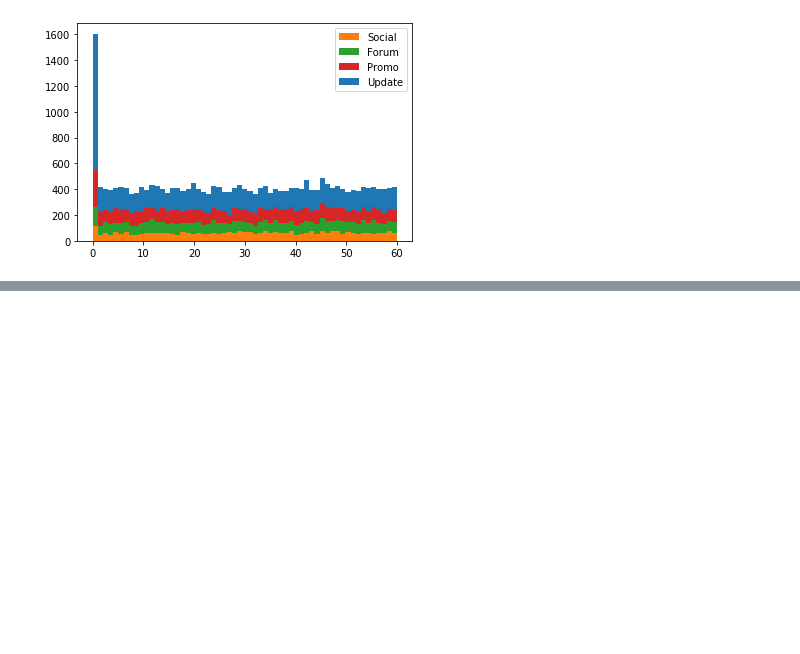
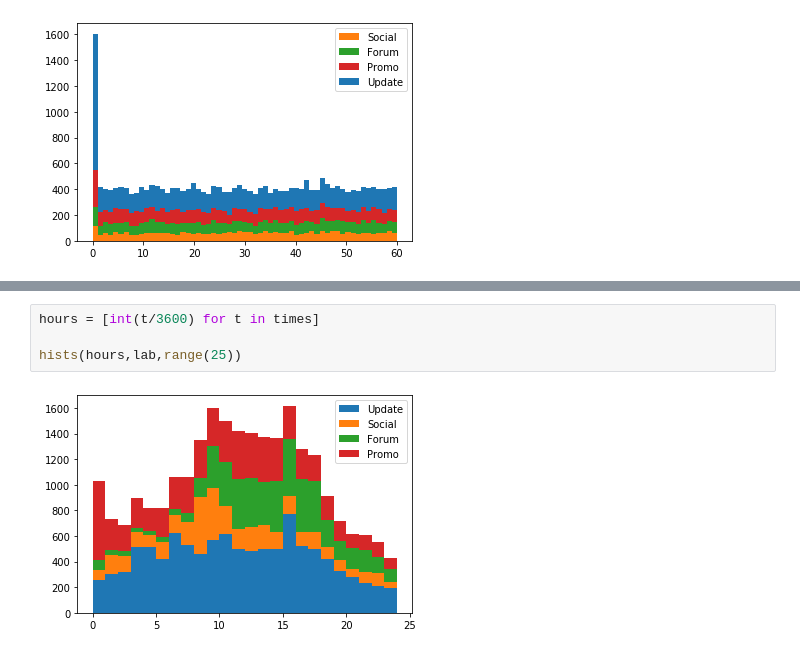
Before and after one commit to karjas/mailsort_project, a Jupyter notebook: scripts/Date extraction.ipynb, the cells around one changed output, grey strips where cells are left out. Drawn from its saved outputs; the diff is of its cells as text; blank space fills up the shorter version.

```diff
--- a/scripts/Date extraction.ipynb
+++ b/scripts/Date extraction.ipynb
@@ -163,0 +167,6 @@ secs
+# %%
+hours = [int(t/3600) for t in times]
+
+hists(hours,lab,range(25))
+# %% [output]
+[figure, added]
```
Also changed, not shown: parts of 4 cells of this notebook, 1 other file.
